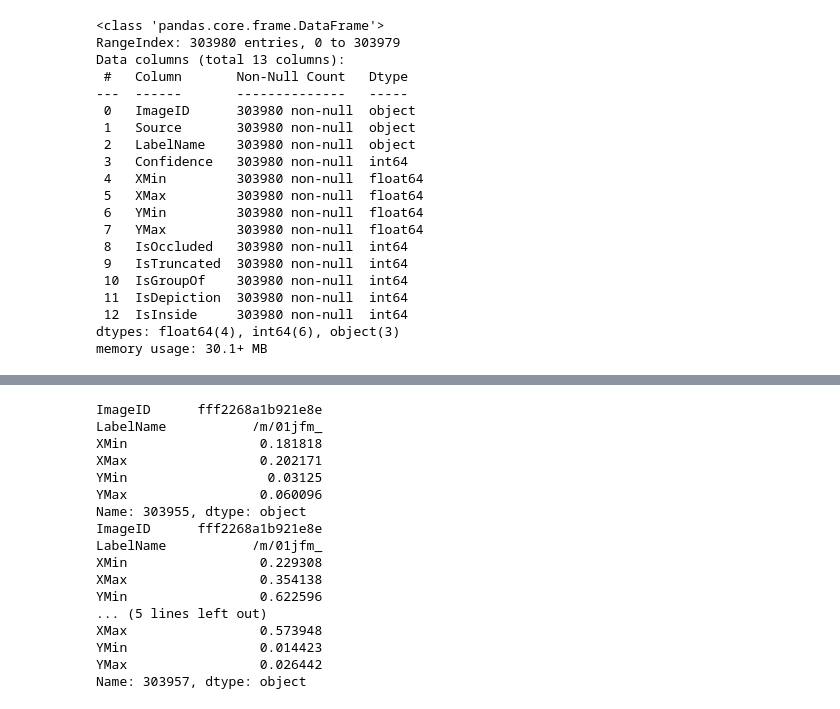
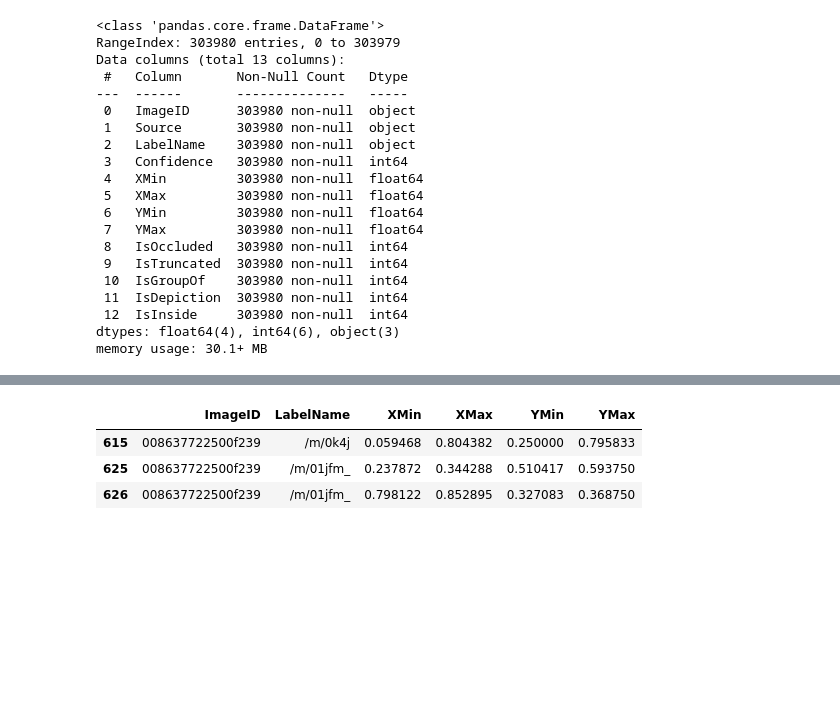
Before and after one commit to leonardp/lpr-flake, a Jupyter notebook: scratch.ipynb, the cells around one changed output, grey strips where cells are left out. Saved outputs shown, nothing was run; the diff lists cells and outputs as text; code cells hidden in the pictures; blank space fills up the shorter version.

```diff
--- a/scratch.ipynb
+++ b/scratch.ipynb
@@ -161,22 +62,8 @@ boxes_filtered
 # %%
-t = boxes_filtered.groupby(['ImageID']).get_group('fff2268a1b921e8e')
-for idx, label in t.iterrows():
-    print(label)
+t = boxes_filtered.groupby(['ImageID']).get_group('008637722500f239')
+t
 # %% [output]
-ImageID      fff2268a1b921e8e
-LabelName           /m/01jfm_
-XMin                 0.181818
-XMax                 0.202171
-YMin                  0.03125
-YMax                 0.060096
-Name: 303955, dtype: object
-ImageID      fff2268a1b921e8e
-LabelName           /m/01jfm_
-XMin                 0.229308
-XMax                 0.354138
-YMin                 0.622596
-... (5 lines left out)
-XMax                 0.573948
-YMin                 0.014423
-YMax                 0.026442
-Name: 303957, dtype: object
+|  | ImageID | LabelName | XMin | XMax | YMin | YMax |
+| 615 | 008637722500f239 | /m/0k4j | 0.059468 | 0.804382 | 0.250000 | 0.795833 |
+| 625 | 008637722500f239 | /m/01jfm_ | 0.237872 | 0.344288 | 0.510417 | 0.593750 |
+| 626 | 008637722500f239 | /m/01jfm_ | 0.798122 | 0.852895 | 0.327083 | 0.368750 |
```
Also changed, not shown: parts of 19 cells of this notebook, 2 other files.
